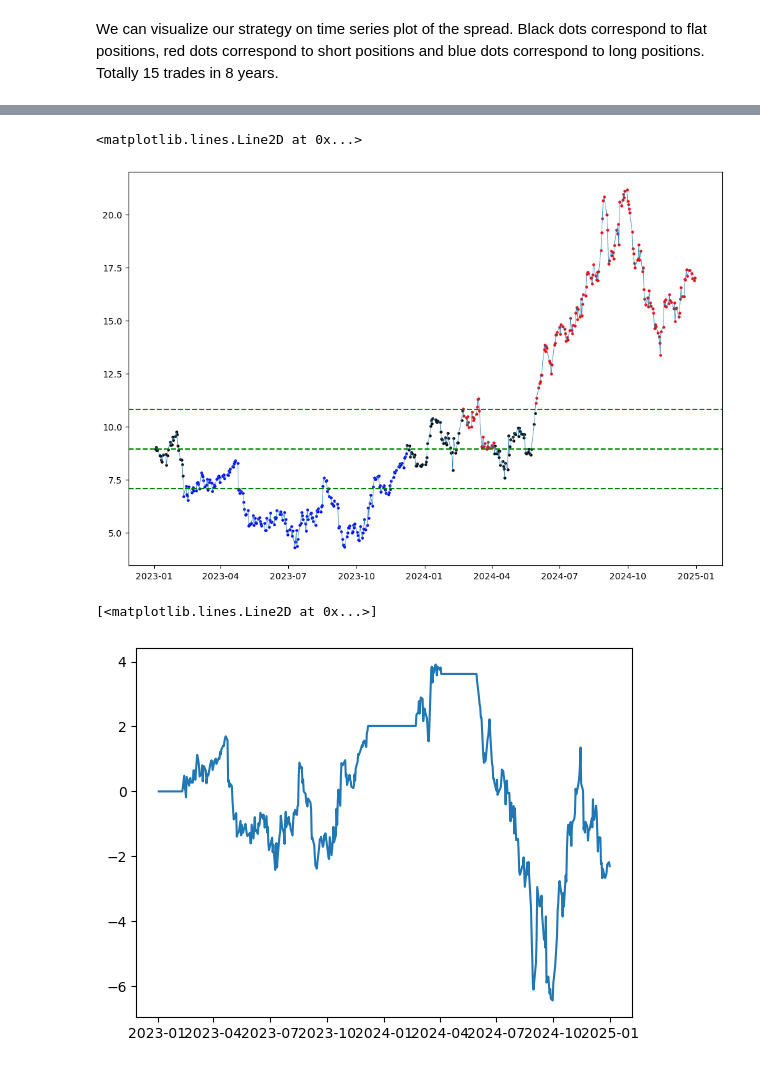
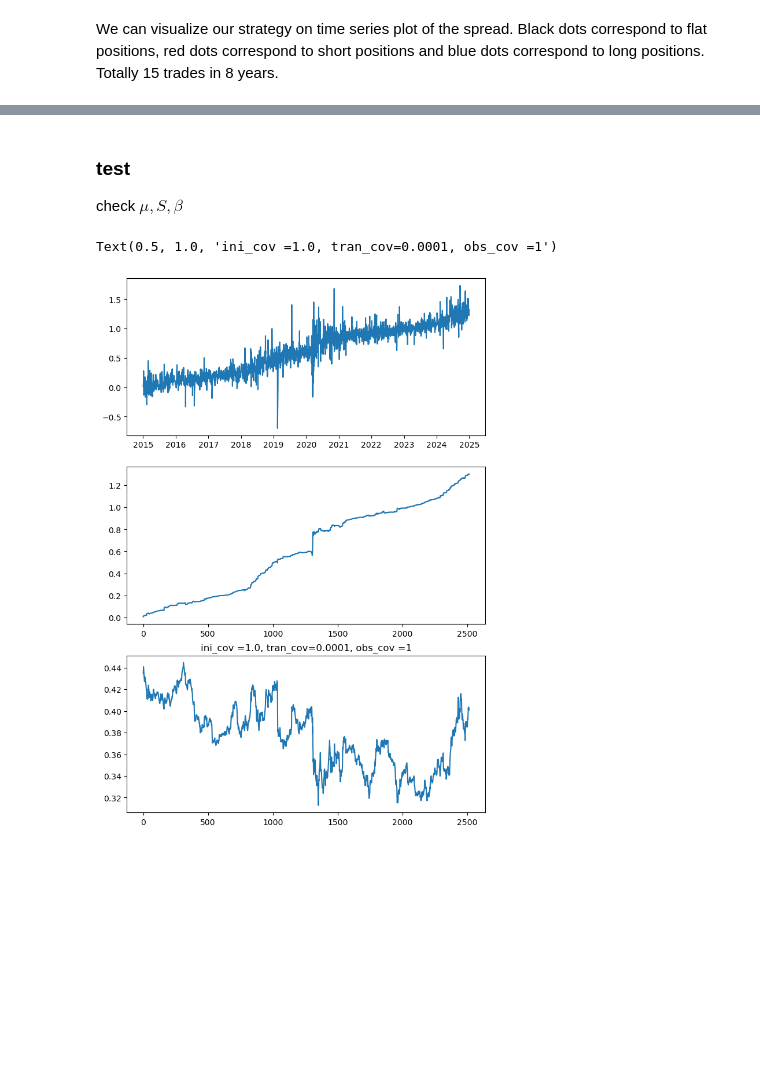
Before and after one commit to std92050/fin_math_110021515, a Jupyter notebook: strategy/mean reversion.ipynb, the cells around one changed output, grey strips where cells are left out. Drawn from its saved outputs; the diff is of its cells as text; code cells hidden in the pictures; blank space fills up the shorter version.

```diff
--- a/strategy/mean reversion.ipynb
+++ b/strategy/mean reversion.ipynb
@@ -115,10 +253 @@ p-value is 0.0019709703254242594
 First we can try $\mu \pm \sigma$ as upper(U) and lower(L) thresh hold
-# %%
-mu = spread.mean()
-s = spread.std()
-L= mu -s
-U= mu +s
-plt.plot(spread)
-plt.axhline(y = mu , ls='--',c='r')
-plt.axhline(y =L , ls='--',c='r')
-plt.axhline(y = U, ls='--',c='r')
@@ -292,40 +287,0 @@ data_2025['signal'] = signal
-# %%
-long=data_2025[data_2025['signal']==-1].index
-short=data_2025[data_2025['signal']==1].index
-none=data_2025[data_2025['signal']==0].index
-plt.figure(figsize=(12,8))
-plt.scatter( spread[long].index,spread[long], c='r',s=5 )
-plt.scatter( spread[short].index,spread[short], c='b',s=5 )
-plt.scatter( spread[none].index,spread[none], c='k',s=5 )
-plt.plot(spread,lw=0.5)
-plt.axhline(y = mu , ls='--',c='g')
-plt.axhline(y =L , ls='--',c='g')
-plt.axhline(y = U, ls='--',c='g')
-# %% [output]
-<matplotlib.lines.Line2D at 0x...>
-[figure, removed]
-# %%
-data_2025.loc[:,'cash'] = 1
-data_2025.loc[:,'position value'] = data_2025['signal']*spread
-data_2025.loc[:,'cumR']= 0
-
-data_2025['cash'] = data_2025['cash'].astype(float)
-data_2025['cumR'] = data_2025['cumR'].astype(float)
-
-for i in range(len(data_2025)):
-    if i==0:
-        continue
-    t_n = data_2025.index[i]
-    t_o = data_2025.index[i-1]
-    if data_2025.loc[t_o,'signal'] != data_2025.loc[t_n,'signal']:
-        diff= data_2025.loc[t_n,'position value'] - data_2025.loc[t_o,'position value']
-        data_2025.loc[t_n,'cash'] = data_2025.loc[t_o,'cash'] - diff
-    else:
-        data_2025.loc[t_n,'cash'] = data_2025.loc[t_o,'cash']
-    data_2025.loc[t_n,'cumR'] =  data_2025.loc[t_n,'cash'] + data_2025.loc[t_n,'position value'] -1
-
-
-plt.plot(data_2025['cumR'])
-# %% [output]
-[<matplotlib.lines.Line2D at 0x...>]
-[figure, removed]
@@ -331,0 +481,17 @@ plt.plot(data_2025['cumR'])
+# %% [markdown]
+### test
+check $\mu , S,   \beta$
+# %%
+df_kf_noem= data.copy()
+mu,beta = kf(df_kf_noem,['KO','PEP'],separation_time=datetime(2025,11,1),em=False)
+df_kf_noem,U,L = pair_trading(mu,beta,df_kf_noem,['KO','PEP'],
+                          separation_time=datetime(2025,11,1),width=1)
+spread = df_kf_noem['traded spread']
+fig,ax=plt.subplots(3,1,figsize=(8,12))
+ax[0].plot(spread)
+ax[1].plot(mu)
+ax[2].plot(beta)
+plt.title(f"ini_cov ={inicov}, tran_cov={trancov}, obs_cov ={obs_cov}")
+# %% [output]
+Text(0.5, 1.0, 'ini_cov =1.0, tran_cov=0.0001, obs_cov =1')
+[figure, added]
```
Also changed, not shown: parts of 68 cells of this notebook, 2 other files.
